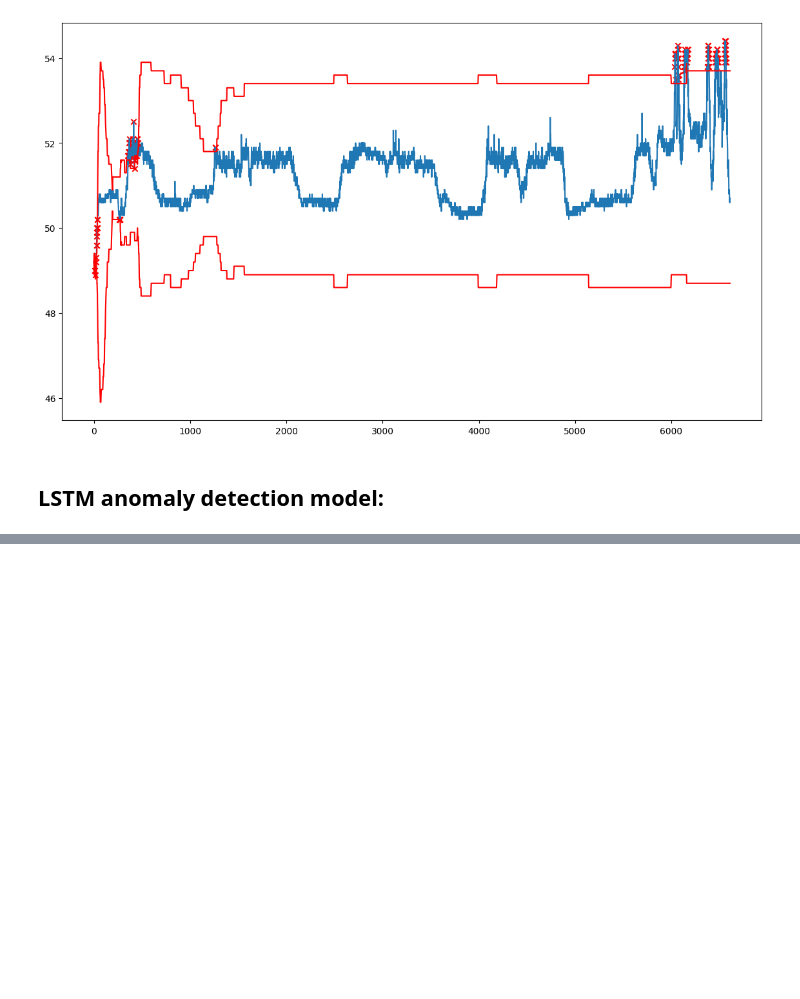
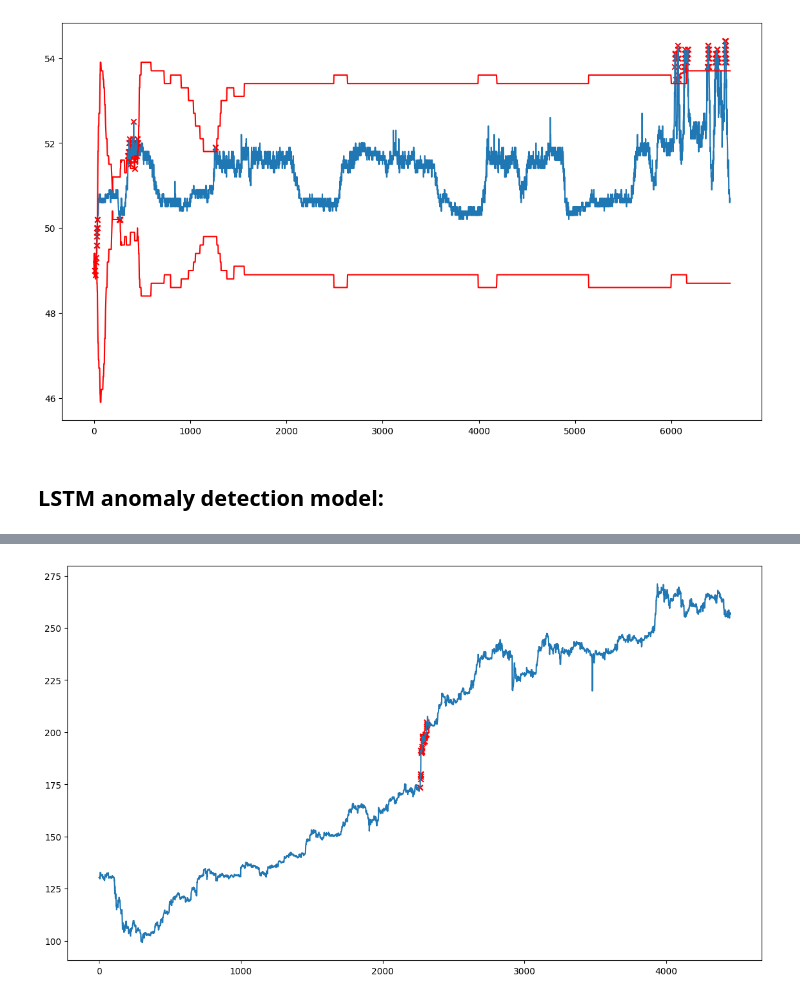
Before and after one commit to DefaultMaxim/anomaly-detection, a Jupyter notebook: example.ipynb, the cells around one changed output, grey strips where cells are left out. Saved outputs shown, nothing was run; the diff lists cells and outputs as text; code cells hidden in the pictures; blank space fills up the shorter version.

Commit message:
add SBERP close price anomaly example

```diff
--- a/example.ipynb
+++ b/example.ipynb
@@ -100,0 +101,17 @@ utils.anomalies_plot(data=data.iloc[:, 1],
+# %%
+data = pd.read_csv('data/close_portfolio.csv')
+
+data.columns = ['Time', 'SBERP']
+
+an = models.AnomalyLSTM(data=data,
+                        nn_model=models.ModelLSTM(1, 2, 1),
+                        n_splits=8,
+                        threshold=3,
+                        all_outputs=True,
+                        plot=False,
+                        show_print=False)
+
+utils.anomalies_plot(data=data.iloc[:, 1],
+                     anomalies=an.anomalies)
+# %% [output]
+[figure, added]
```
Also changed, not shown: parts of 2 cells of this notebook.
